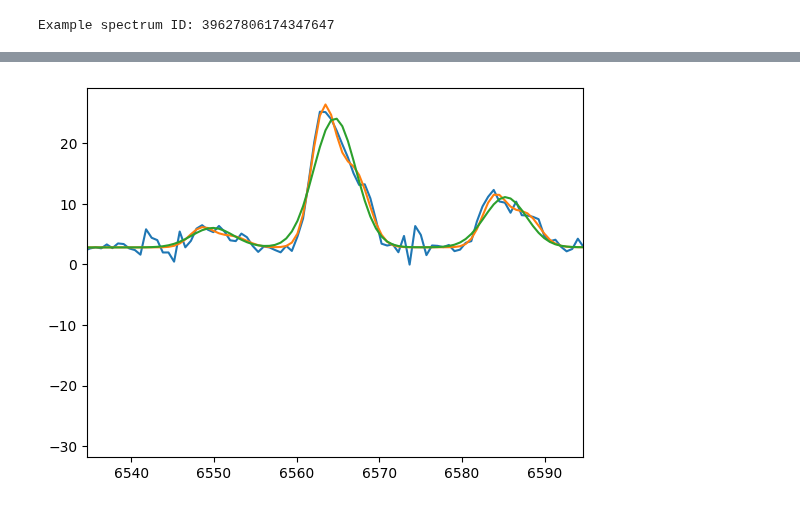
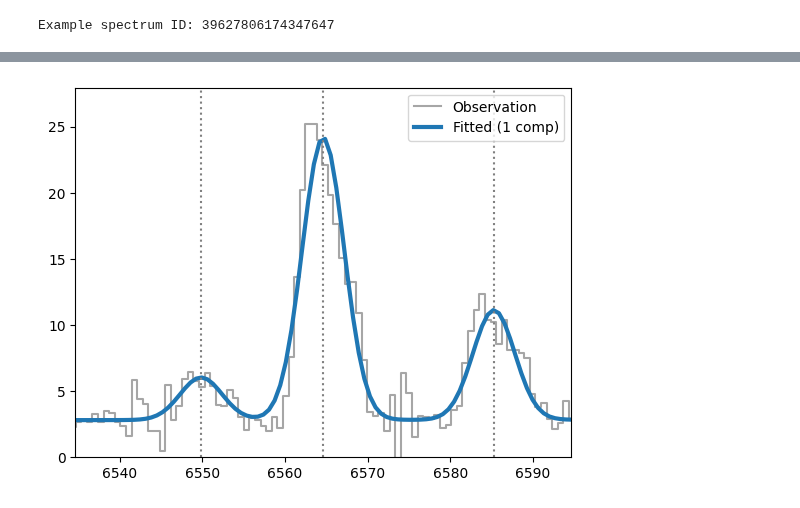
Before and after one commit to hyp0515/searching_inflow, a Jupyter notebook: fit_example.ipynb, the cells around one changed output, grey strips where cells are left out. Drawn from its saved outputs; the diff is of its cells as text; code cells hidden in the pictures.

```diff
--- a/fit_example.ipynb
+++ b/fit_example.ipynb
@@ -52,12 +52,17 @@ Fitting parameters: {'dz': np.float64(-0.00020377308606856864), 'sigma': (np.flo
 # %%
 fitted_model_s = model(Fit.data_stack[example_i, 0, :], gaussian_parms=params_s['gaussian_params'], conti_parms=params_s['conti_params'])
-fitted_model_d = model(Fit.data_stack[example_i, 0, :], gaussian_parms=params_d['gaussian_params'], conti_parms=params_d['conti_params'])
+
 crop_region = [lines_vac['Halpha'][0]-30, lines_vac['Halpha'][0]+30]
 # crop_region = [6500, 6750]
-plt.plot(Fit.data_stack[example_i, 0, :], Fit.data_stack[example_i, 1, :])
-plt.plot(Fit.data_stack[example_i, 0, :], fitted_model_d)
-plt.plot(Fit.data_stack[example_i, 0, :], fitted_model_s)
+plt.step(Fit.data_stack[example_i, 0, :], Fit.data_stack[example_i, 1, :], label='Observation', color='gray', alpha=0.7, where='mid')
+# plt.plot(Fit.data_stack[example_i, 0, :], fitted_model_d)
+plt.plot(Fit.data_stack[example_i, 0, :], fitted_model_s, label='Fitted (1 comp)', linestyle='-', linewidth=3)
+plt.axvline(x=Halpha_rest[0], color='gray', linestyle=':')
+plt.axvline(x=NII_rest[0], color='gray', linestyle=':')
+plt.axvline(x=NII_rest[1], color='gray', linestyle=':')
 plt.xlim(crop_region)
+plt.ylim(bottom=0)
+plt.legend()
 plt.show()
 # %% [output]
-[figure, old version]
+[figure, new version]
```
Also changed, not shown: parts of 4 cells of this notebook, 6 other files.
